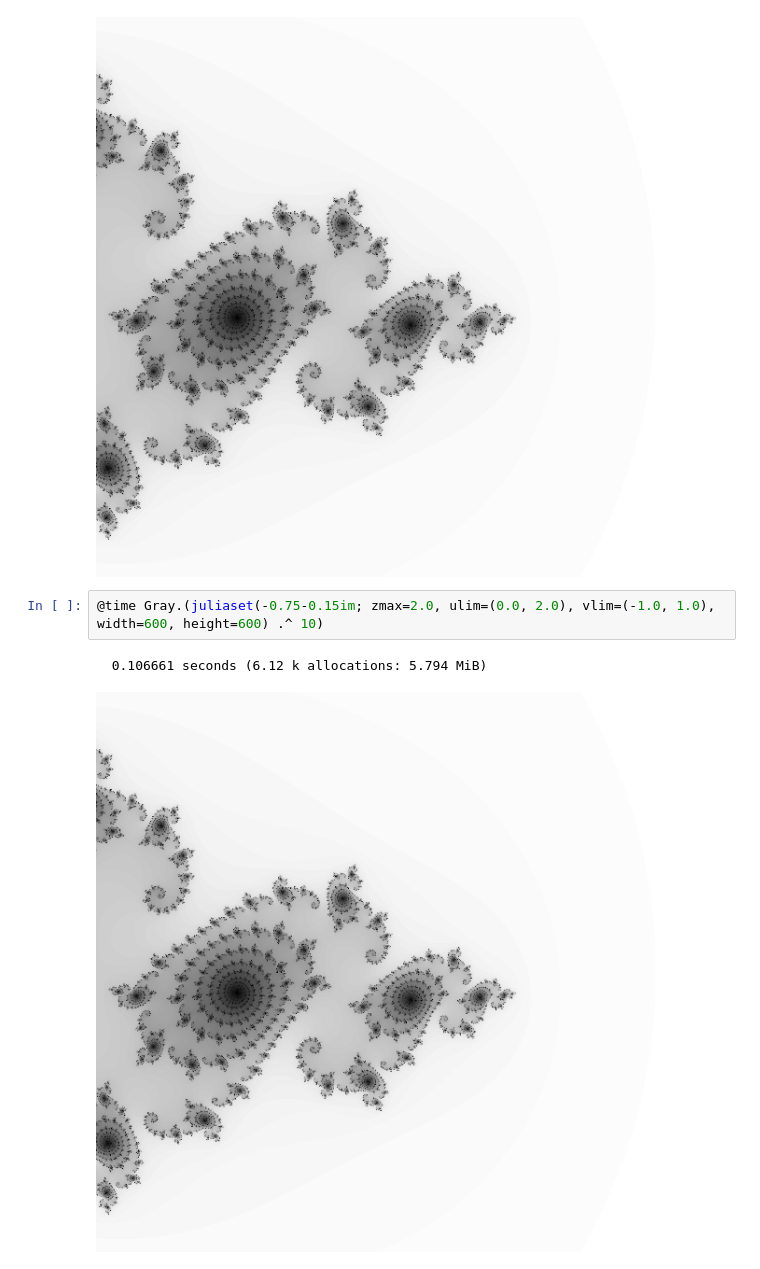
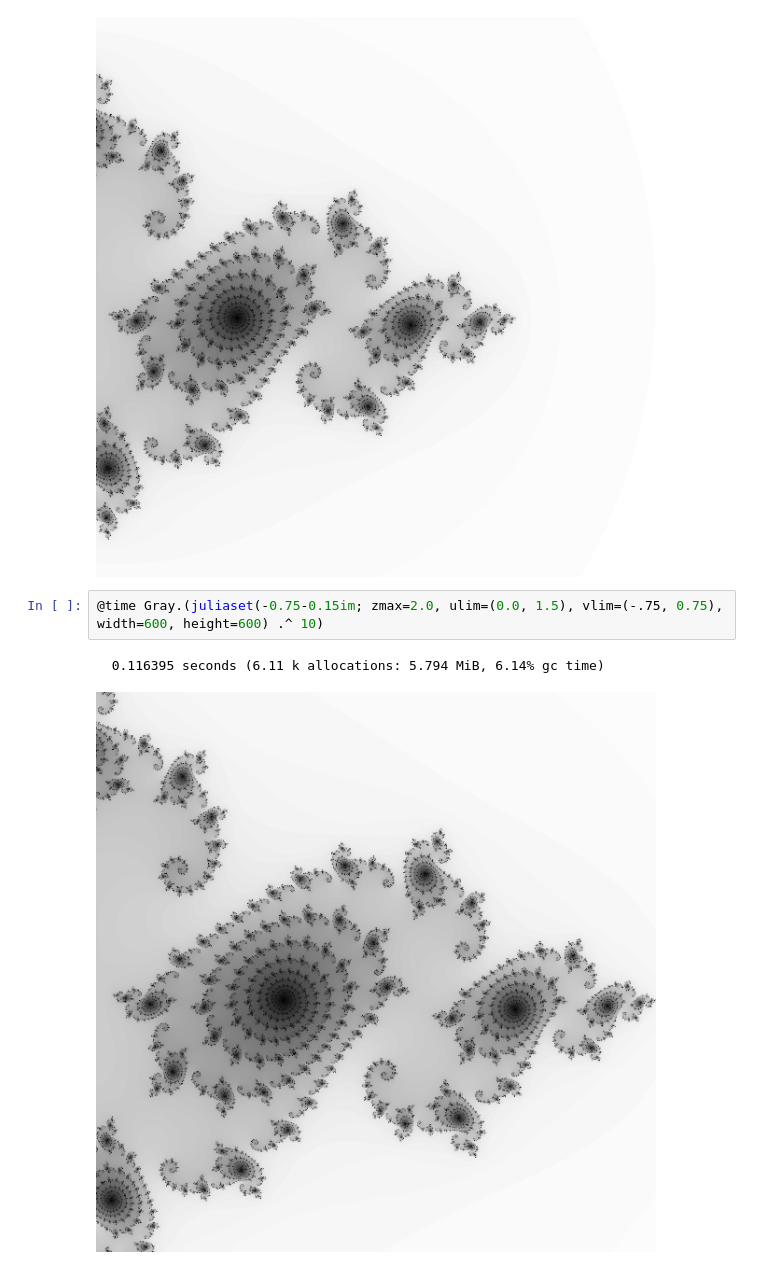
Before and after one commit to mrkn/notebooks, a Jupyter notebook: julia_set/JuliaSet.ipynb, the cells around one changed output. Drawn from its saved outputs; the diff is of its cells as text.

Commit message:
Update JuliaSet

```diff
--- a/julia_set/JuliaSet.ipynb
+++ b/julia_set/JuliaSet.ipynb
@@ -28,7 +28,7 @@ juliaset (generic function with 1 method)
   2.612803 seconds (1.01 M allocations: 59.239 MiB, 0.96% gc time)
 [figure]
 # %%
-@time Gray.(juliaset(-0.75-0.15im; zmax=2.0, ulim=(0.0, 2.0), vlim=(-1.0, 1.0), width=600, height=600) .^ 10)
+@time Gray.(juliaset(-0.75-0.15im; zmax=2.0, ulim=(0.0, 1.5), vlim=(-.75, 0.75), width=600, height=600) .^ 10)
 # %% [output]
-  0.106661 seconds (6.12 k allocations: 5.794 MiB)
+  0.116395 seconds (6.11 k allocations: 5.794 MiB, 6.14% gc time)
-[figure, old version]
+[figure, new version]
```
